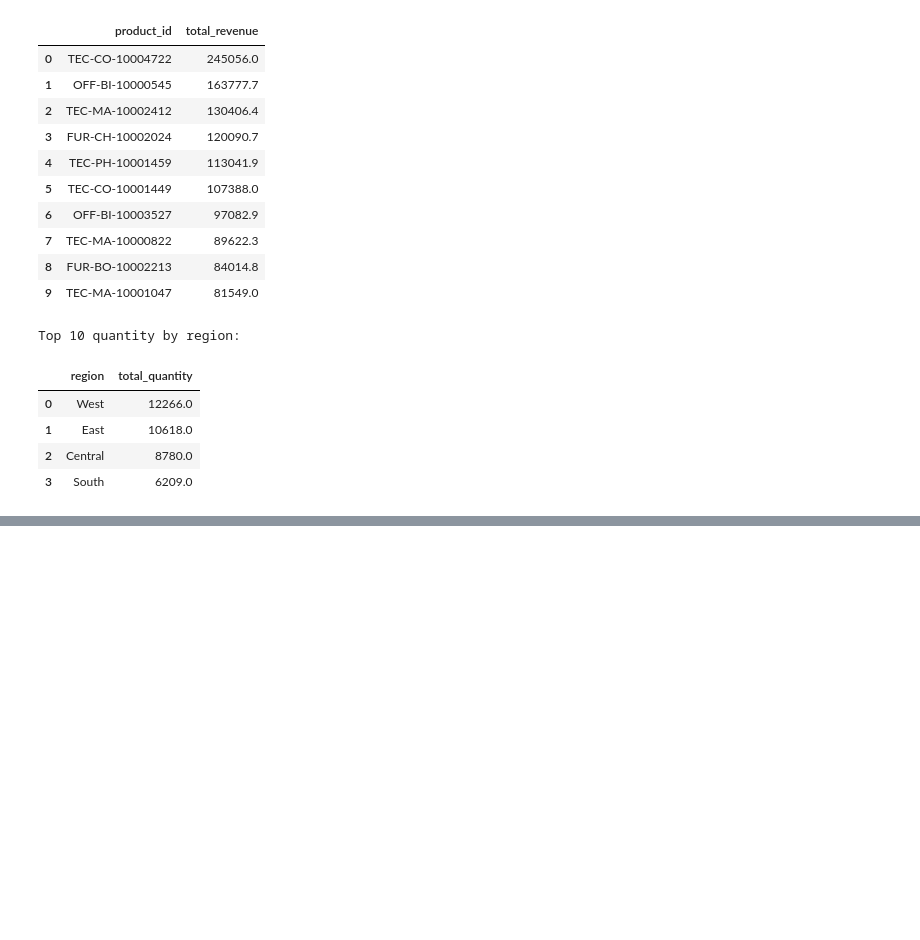
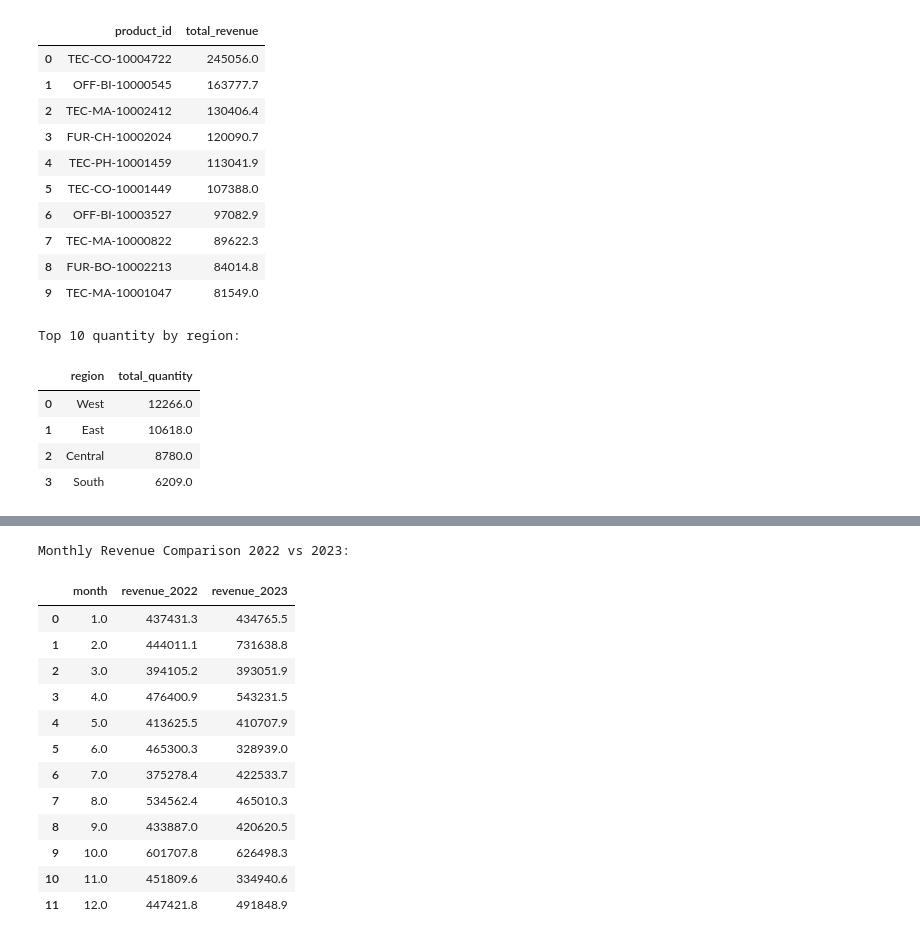
Before and after one commit to dnda14/datpy, a Jupyter notebook: ordedata.ipynb, the cells around one changed output, grey strips where cells are left out. Drawn from its saved outputs; the diff is of its cells as text; code cells hidden in the pictures; blank space fills up the shorter version.

```diff
--- a/ordedata.ipynb
+++ b/ordedata.ipynb
@@ -345,0 +420,29 @@ Top 10 quantity by region:
+# %%
+query = """
+SELECT
+    EXTRACT(MONTH FROM order_date) as month,
+    SUM(CASE WHEN EXTRACT(YEAR FROM order_date) = 2022 THEN sale_price * quantity END) as revenue_2022,
+    SUM(CASE WHEN EXTRACT(YEAR FROM order_date) = 2023 THEN sale_price * quantity END) as revenue_2023
+FROM orders
+WHERE EXTRACT(YEAR FROM order_date) IN (2022, 2023)
+GROUP BY EXTRACT(MONTH FROM order_date)
+ORDER BY month
+"""
+df_comparison = pd.read_sql(query, engine)
+print("Monthly Revenue Comparison 2022 vs 2023:")
+display(df_comparison)
+# %% [output]
+Monthly Revenue Comparison 2022 vs 2023:
+|  | month | revenue_2022 | revenue_2023 |
+| 0 | 1.0 | 437431.3 | 434765.5 |
+| 1 | 2.0 | 444011.1 | 731638.8 |
+| 2 | 3.0 | 394105.2 | 393051.9 |
+| 3 | 4.0 | 476400.9 | 543231.5 |
+| 4 | 5.0 | 413625.5 | 410707.9 |
+| 5 | 6.0 | 465300.3 | 328939.0 |
+| 6 | 7.0 | 375278.4 | 422533.7 |
+| 7 | 8.0 | 534562.4 | 465010.3 |
+| 8 | 9.0 | 433887.0 | 420620.5 |
+| 9 | 10.0 | 601707.8 | 626498.3 |
+| 10 | 11.0 | 451809.6 | 334940.6 |
+| 11 | 12.0 | 447421.8 | 491848.9 |
```
Also changed, not shown: parts of 4 cells of this notebook, 2 other files.
